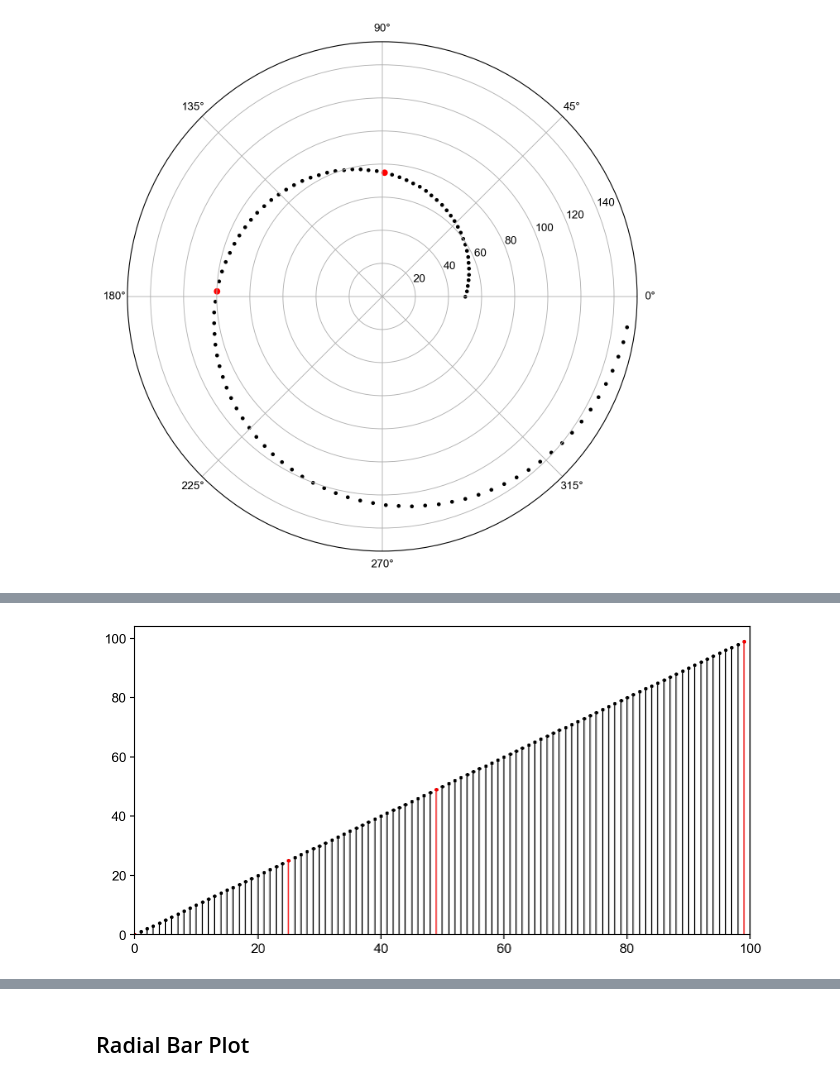
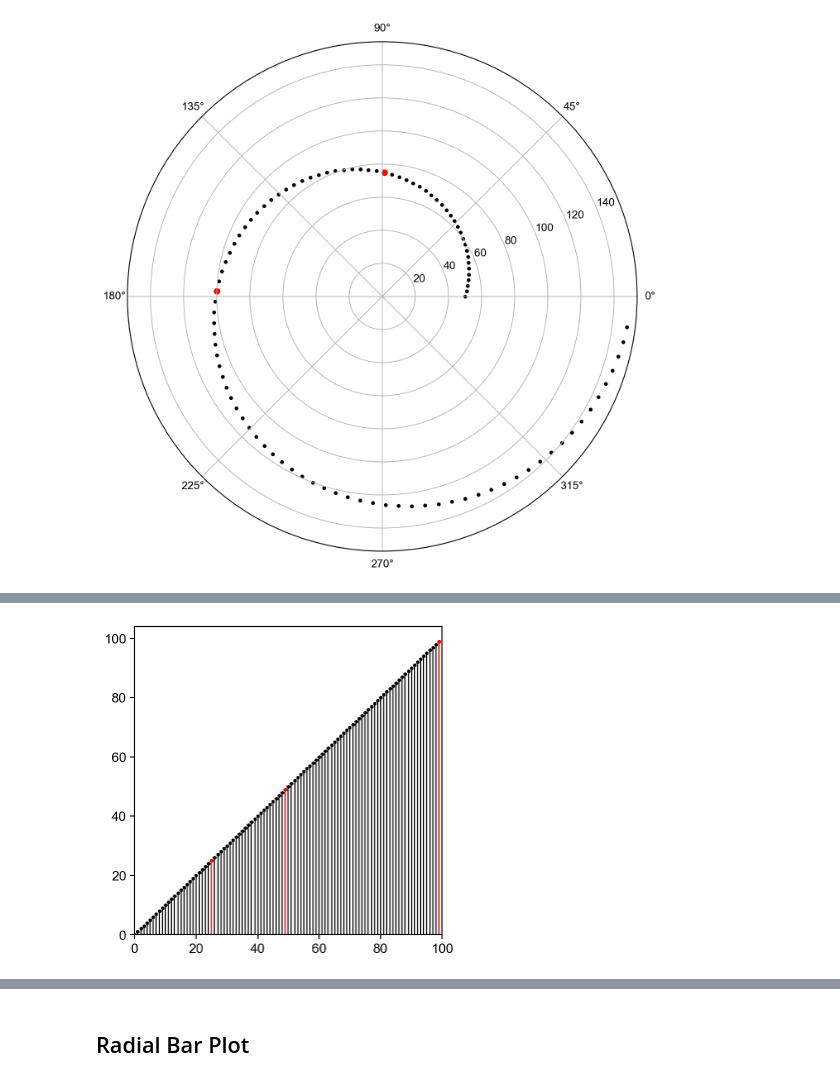
Before and after one commit to tengjuilin/misused-bar-graphs, a Jupyter notebook: radial-bar-plot.ipynb, the cells around one changed output, grey strips where cells are left out. Drawn from its saved outputs; the diff is of its cells as text; code cells hidden in the pictures.

```diff
--- a/radial-bar-plot.ipynb
+++ b/radial-bar-plot.ipynb
@@ -41,7 +42,7 @@ for i in range(df.shape[0]):
     ax.plot([theta, theta], [base, height], 'k-', lw=1.5, zorder=0)
     ax.scatter([theta], [height], s=10, color='k', zorder=2)
 
-for i in [25, 50]:
+for i in [25, 50, 75, 100]:
     theta = 2 * np.pi / (df.shape[0] + 1) * i
     height = base + i
     ax.plot([theta, theta], [base, height], 'r-', lw=1.5, zorder=0)
@@ -133,0 +65,11 @@ ax.set_ylim(0, upper_limit)
+# %%
+size = 100
+np.random.seed(0)
+df = pd.DataFrame(
+        {
+            'Name': ['item ' + str(i) for i in list(range(1, size+1)) ],
+            'Value': np.arange(0, size),
+        })
+
+# Reorder the dataframe
+df = df.sort_values(by=['Value'])
@@ -133,0 +103,25 @@ ax.set_ylim(0, upper_limit)
+# %%
+base = 200
+fig, ax = plt.subplots(figsize=(10, 10), subplot_kw={'projection': 'polar'})
+for i in range(df.shape[0]):
+    theta = 2 * np.pi / (df.shape[0] + 1) * i
+    height = i
+    ax.bar([theta], [height], bottom=base, width=0.04, color='k')
+
+for i in [25, 50, 75, 100]:
+    theta = 2 * np.pi / (df.shape[0] + 1) * i
+    height = i
+    ax.bar([theta], [height], bottom=base, width=0.04, color='r')
+
+ax.spines['polar'].set_visible(False)
+ax.set_xticks([])
+yticklabels = np.array([0, 25, 50, 75, 100])
+yticks = yticklabels + base
+ax.set_yticks(yticks)
+ax.set_yticklabels(yticklabels)
+ax.xaxis.grid(False)
+ax.yaxis.grid(True, color='k', linestyle='-', lw=0.4, alpha=0.2, zorder=1)
+ax.yaxis.set_tick_params(labelsize=10)
+ax.set_rlabel_position(-2)
+# ax.axis('off')
+# plt.savefig('a.svg', format='svg', transparent=True)
@@ -134,17 +130,17 @@ ax.set_ylim(0, upper_limit)
 # %%
-fig, ax = plt.subplots(figsize=(10, 5))
+fig, ax = plt.subplots(figsize=(5, 5))
 ax.scatter(df.index, df['Value'], s=5, color='k')
 for i in range(df.shape[0]):
     theta = i
     height = base + i
     ax.plot([theta, theta], [0, df['Value'][i]], 'k-', lw=1)
 for i in [0, 25, 49, 99]:
     theta = i
     height = base + i
     ax.plot([theta, theta], [0, df['Value'][i]], 'r-', lw=1)
     ax.scatter(theta, df['Value'][i], s=5, color='r')
 ax.set_xlim(0, 100)
 ax.set_ylim(0)
-ax.set_box_aspect(1/2)
+ax.set_box_aspect(1)
 # %% [output]
-[figure, old version]
+[figure, new version]
```
Also changed, not shown: parts of 12 cells of this notebook, 2 other files.
